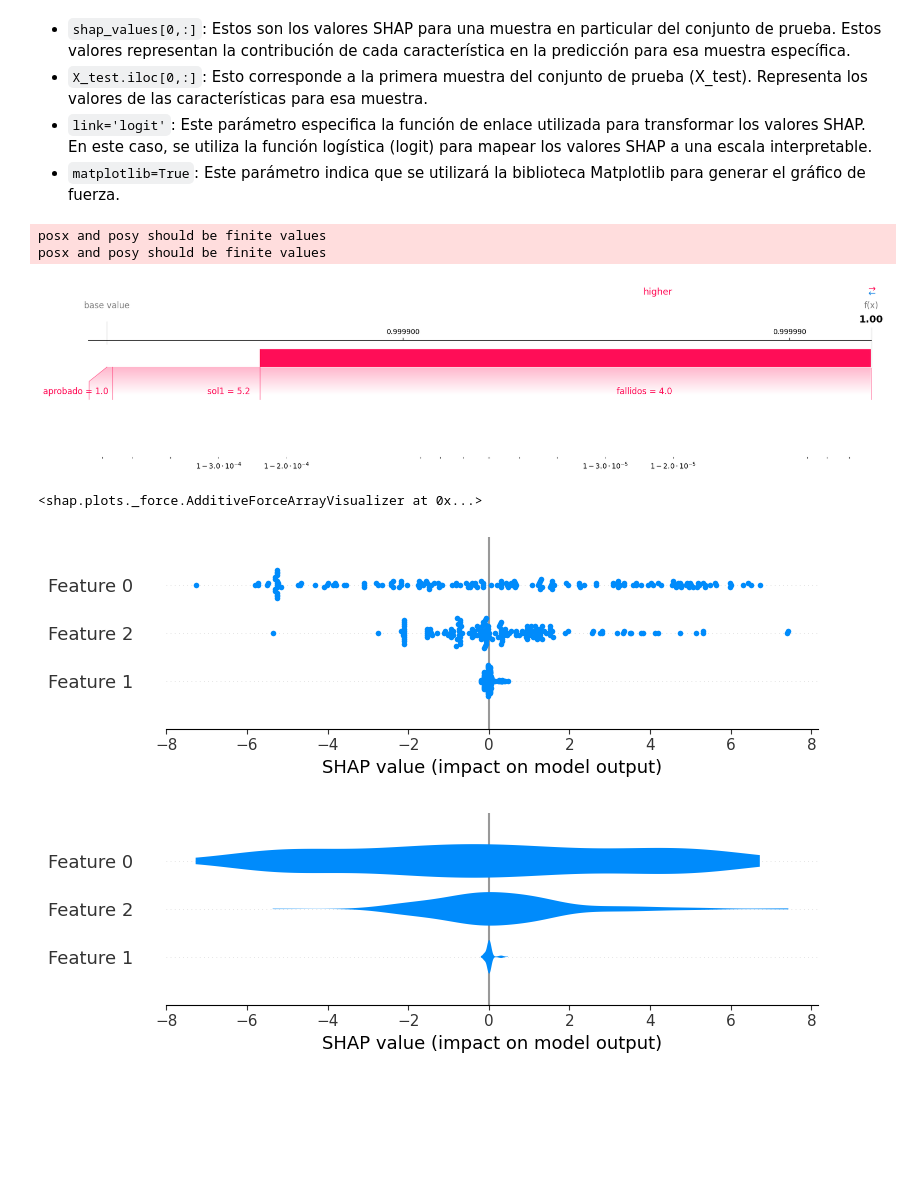
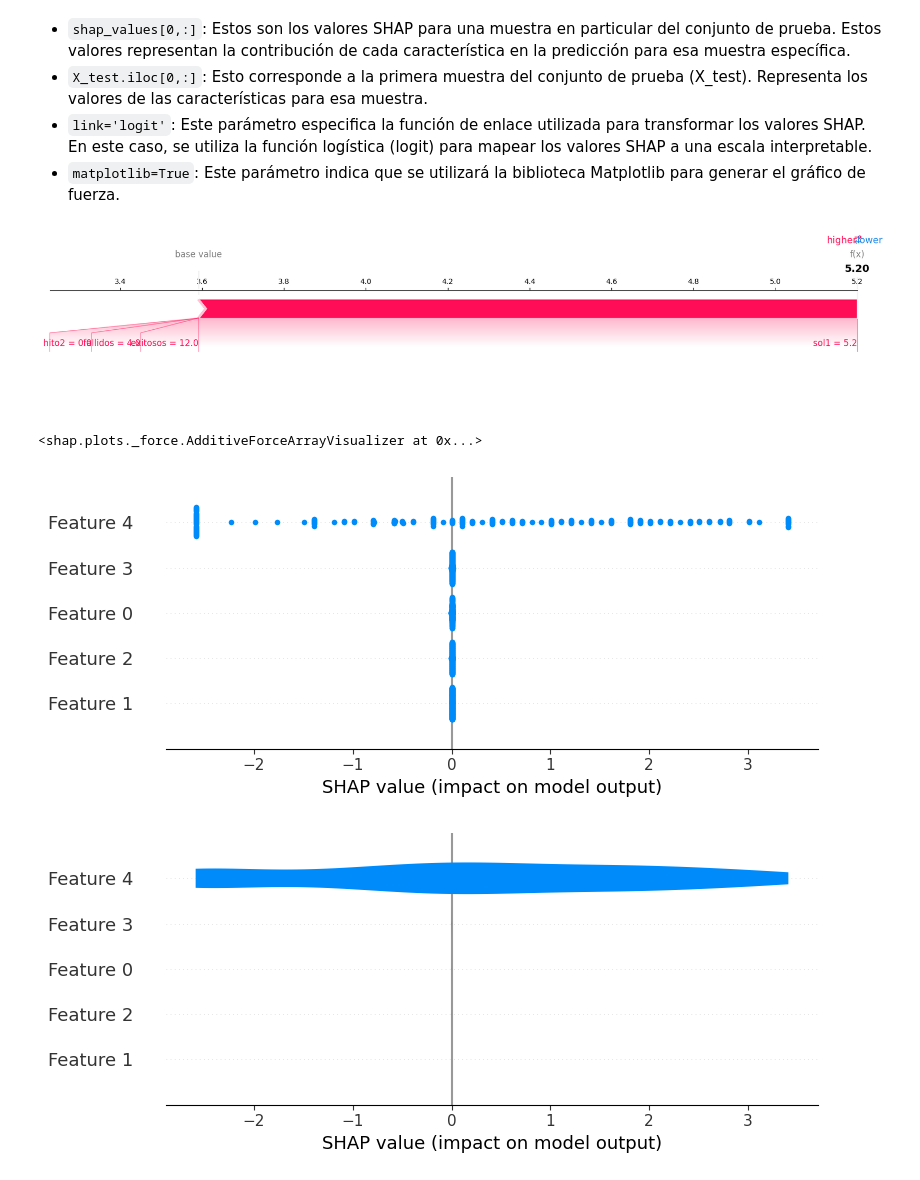
Before and after one commit to tonporaqui/tesis, a Jupyter notebook: jupyter_notebook/notebooks/shap.ipynb, the cells around one changed output. Saved outputs shown, nothing was run; the diff lists cells and outputs as text; code cells hidden in the pictures; blank space fills up the shorter version.

```diff
--- a/jupyter_notebook/notebooks/shap.ipynb
+++ b/jupyter_notebook/notebooks/shap.ipynb
@@ -41,7 +44,7 @@ warnings.filterwarnings('ignore')
 [interactive output not drawn]
 # %%
 # Read and preview data
-df = pd.read_excel(open('../resources/exitososFallidosEnviosSol.xlsx','rb'))
+df = pd.read_excel(open('../resources/Hito12sinColCeroExitosoFallidosSol.xlsx','rb'))
 # %%
 df.describe()
 # %% [output]
@@ -121,9 +132,9 @@ print(is_nan)
 # **Entrenamiento**
 Preparando las coordenadas de análisis X/Y, donde utilizaremos la columna 'sol1' (notas) como referencia para el eje Y, y analizaremos el comportamiento de las demás columnas en relación a dicho eje X.
 # %%
-y = df['exitosos']
+y = df['sol1']
 X = df[
-        ['fallidos','aprobado','sol1']
+        ['hito1','hito2','exitosos','fallidos','sol1']
     ]
 # X = df[
 #         ['fallidos','envios','e0', 'e1', 'e2', 'e3', 'e4', 'e5',
@@ -160,9 +171,7 @@ shap_values = explainer.shap_values(X_test)
 + `link='logit'`: Este parámetro especifica la función de enlace utilizada para transformar los valores SHAP. En este caso, se utiliza la función logística (logit) para mapear los valores SHAP a una escala interpretable.
 + `matplotlib=True`: Este parámetro indica que se utilizará la biblioteca Matplotlib para generar el gráfico de fuerza.
 # %%
-shap.force_plot(explainer.expected_value, shap_values[0,:], X_test.iloc[0,:], link='logit', matplotlib=True)
+shap.force_plot(explainer.expected_value, shap_values[0,:], X_test.iloc[0,:], matplotlib=True)
 # %% [output]
-posx and posy should be finite values
-posx and posy should be finite values
-[figure, old version]
+[figure, new version]
 # %%
@@ -172,8 +181,8 @@ shap.force_plot(explainer.expected_value, shap_values, X_test, link='logit')
 # %%
 shap.summary_plot(shap_values)
 # %% [output]
-[figure, old version]
+[figure, new version]
 # %%
 shap.summary_plot(shap_values, plot_type='violin')
 # %% [output]
-[figure, old version]
+[figure, new version]
```
Also changed, not shown: parts of 8 cells of this notebook, 11 other files.
